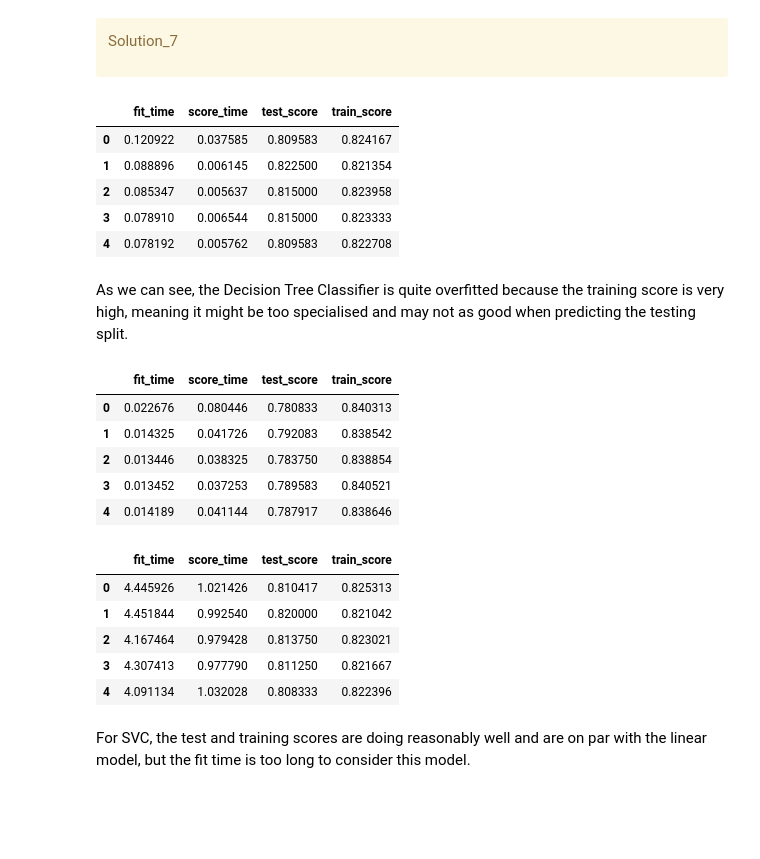
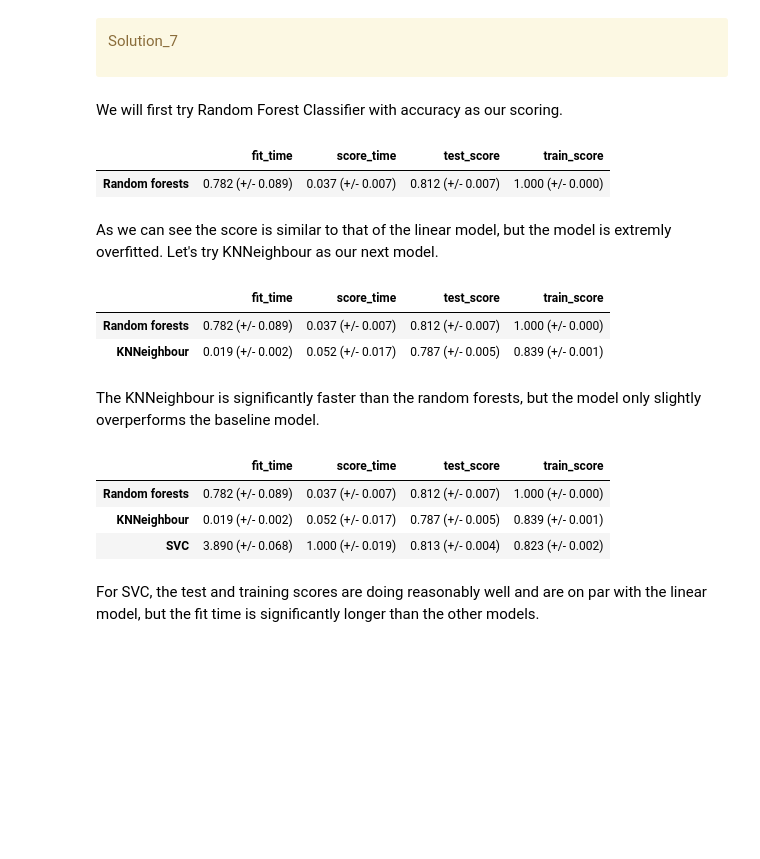
Before and after one commit to olichengus/CPSC330HW, a Jupyter notebook: hw5/hw5.ipynb, the cells around one changed output. Saved outputs shown, nothing was run; the diff lists cells and outputs as text; code cells hidden in the pictures; blank space fills up the shorter version.

```diff
--- a/hw5/hw5.ipynb
+++ b/hw5/hw5.ipynb
@@ -497,49 +497,57 @@ _points: 12_
 Solution_7
 
 </div>
+# %% [markdown]
+We will first try Random Forest Classifier with accuracy as our scoring.
+# %%
+# Random Forest Classifier from Lecture 11
+from sklearn.ensemble import RandomForestClassifier
+res_df = {}
+pipe_rf = make_pipeline(
+    preprocessor,
+    RandomForestClassifier(
+        n_jobs=-1,
+        random_state=123,
+    ),
+)
+res_df["Random forests"] = mean_std_cross_val_scores(
+    pipe_rf, X_train, y_train, return_train_score=True, scoring="accuracy"
+)
+pd.DataFrame(res_df).T
+# %% [output]
+|  | fit_time | score_time | test_score | train_score |
+| Random forests | 0.782 (+/- 0.089) | 0.037 (+/- 0.007) | 0.812 (+/- 0.007) | 1.000 (+/- 0.000) |
+# %% [markdown]
+As we can see the score is similar to that of the linear model, but the model is extremly overfitted. Let's try KNNeighbour as our next model.
 # %%
-# Decision Tree
-from sklearn.tree import DecisionTreeClassifier
-d_tree_pipeline = make_pipeline(preprocessor,DecisionTreeClassifier())
-cv_scores = cross_validate(d_tree_pipeline,X_train,y_train,return_train_score=True)
-pd.DataFrame(cv_scores)
+# KNeighbour
+from sklearn.neighbors import KNeighborsClassifier
+knn_pipeline = make_pipeline(preprocessor,KNeighborsClassifier())
+res_df["KNNeighbour"] = mean_std_cross_val_scores(
+    knn_pipeline, X_train, y_train, return_train_score=True, scoring="accuracy"
+)
+pd.DataFrame(res_df).T
 # %% [output]
 |  | fit_time | score_time | test_score | train_score |
-| 0 | 0.120922 | 0.037585 | 0.809583 | 0.824167 |
-| 1 | 0.088896 | 0.006145 | 0.822500 | 0.821354 |
-| 2 | 0.085347 | 0.005637 | 0.815000 | 0.823958 |
-| 3 | 0.078910 | 0.006544 | 0.815000 | 0.823333 |
-| 4 | 0.078192 | 0.005762 | 0.809583 | 0.822708 |
+| Random forests | 0.782 (+/- 0.089) | 0.037 (+/- 0.007) | 0.812 (+/- 0.007) | 1.000 (+/- 0.000) |
+| KNNeighbour | 0.019 (+/- 0.002) | 0.052 (+/- 0.017) | 0.787 (+/- 0.005) | 0.839 (+/- 0.001) |
-# %% [markdown]
-As we can see, the Decision Tree Classifier is quite overfitted because the training score is very high, meaning it might be too specialised and may not as good when predicting the testing split.
+# %% [markdown]
+The KNNeighbour is significantly faster than the random forests, but the model only slightly overperforms the baseline model.
 # %%
-# KNeighbour
-from sklearn.neighbors import KNeighborsClassifier
-knn_pipeline = make_pipeline(preprocessor,KNeighborsClassifier())
-cv_scores = cross_validate(knn_pipeline,X_train,y_train,return_train_score=True)
-pd.DataFrame(cv_scores)
+# SVC
+from sklearn.svm import SVC
+svm_pipeline = make_pipeline(preprocessor,SVC())
+res_df["SVC"] = mean_std_cross_val_scores(
+    svm_pipeline, X_train, y_train, return_train_score=True, scoring="accuracy"
+)
+pd.DataFrame(res_df).T
 # %% [output]
 |  | fit_time | score_time | test_score | train_score |
-| 0 | 0.022676 | 0.080446 | 0.780833 | 0.840313 |
-| 1 | 0.014325 | 0.041726 | 0.792083 | 0.838542 |
-| 2 | 0.013446 | 0.038325 | 0.783750 | 0.838854 |
-| 3 | 0.013452 | 0.037253 | 0.789583 | 0.840521 |
-| 4 | 0.014189 | 0.041144 | 0.787917 | 0.838646 |
+| Random forests | 0.782 (+/- 0.089) | 0.037 (+/- 0.007) | 0.812 (+/- 0.007) | 1.000 (+/- 0.000) |
+| KNNeighbour | 0.019 (+/- 0.002) | 0.052 (+/- 0.017) | 0.787 (+/- 0.005) | 0.839 (+/- 0.001) |
+| SVC | 3.890 (+/- 0.068) | 1.000 (+/- 0.019) | 0.813 (+/- 0.004) | 0.823 (+/- 0.002) |
-# %%
-# SVC
-from sklearn.svm import SVC
-svm_pipeline = make_pipeline(preprocessor,SVC())
-cv_scores = cross_validate(svm_pipeline,X_train,y_train,return_train_score=True)
-pd.DataFrame(cv_scores)
-# %% [output]
-|  | fit_time | score_time | test_score | train_score |
-| 0 | 4.445926 | 1.021426 | 0.810417 | 0.825313 |
-| 1 | 4.451844 | 0.992540 | 0.820000 | 0.821042 |
-| 2 | 4.167464 | 0.979428 | 0.813750 | 0.823021 |
-| 3 | 4.307413 | 0.977790 | 0.811250 | 0.821667 |
-| 4 | 4.091134 | 1.032028 | 0.808333 | 0.822396 |
 # %% [markdown]
-For SVC, the test and training scores are doing reasonably well and are on par with the linear model, but the fit time is too long to consider this model.
+For SVC, the test and training scores are doing reasonably well and are on par with the linear model, but the fit time is significantly longer than the other models.
 # %% [markdown]
 <!-- END QUESTION -->
 
```
Also changed, not shown: parts of 11 cells of this notebook.
